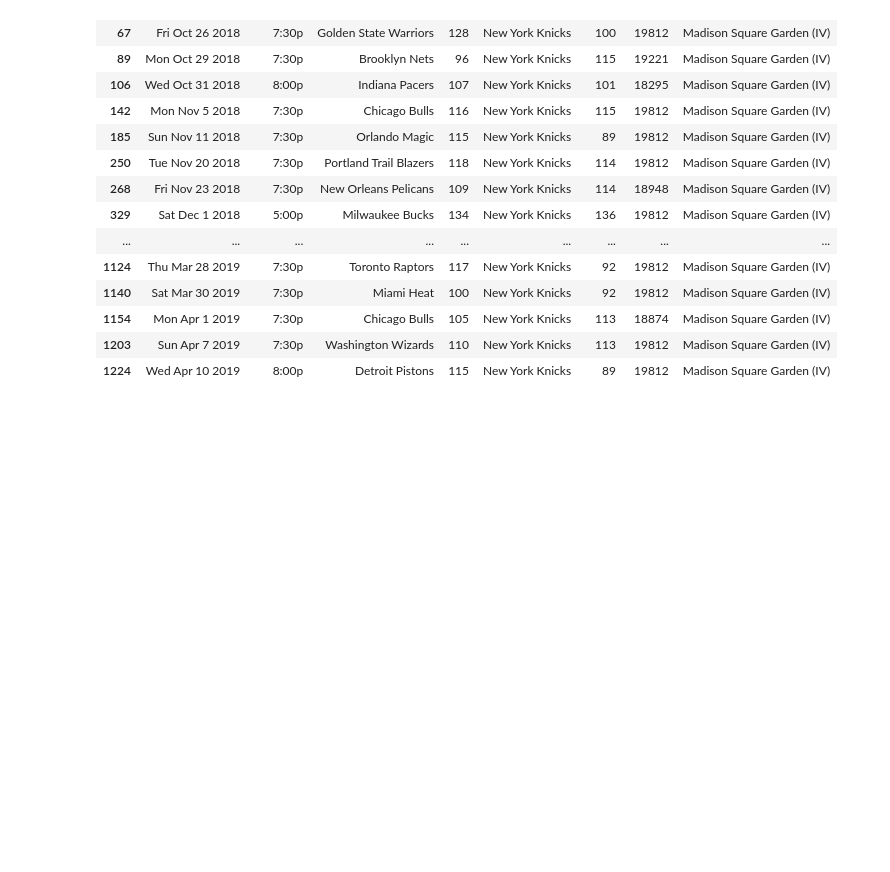
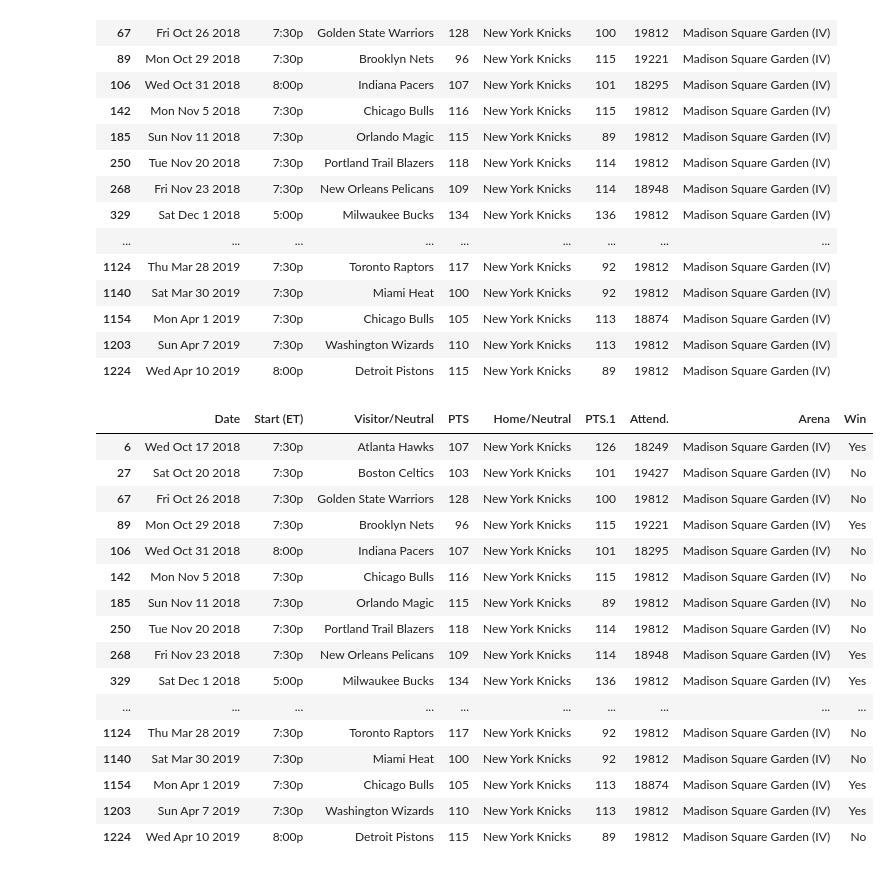
Before and after one commit to MAST30034-Applied-Data-Science/mast30034-project-1-dustintano10, a Jupyter notebook: notebooks/Preprocessing.ipynb, the cells around one changed output. Cells and saved outputs as stored; diff of their text form; code cells hidden in the pictures; blank space fills up the shorter version.

Commit message:
Added a new feature called win to see if the knicks won or not

```diff
--- a/notebooks/Preprocessing.ipynb
+++ b/notebooks/Preprocessing.ipynb
@@ -45,3 +45,24 @@ nba_attendance
 | 1154 | Mon Apr 1 2019 | 7:30p | Chicago Bulls | 105 | New York Knicks | 113 | 18874 | Madison Square Garden (IV) |
 | 1203 | Sun Apr 7 2019 | 7:30p | Washington Wizards | 110 | New York Knicks | 113 | 19812 | Madison Square Garden (IV) |
 | 1224 | Wed Apr 10 2019 | 8:00p | Detroit Pistons | 115 | New York Knicks | 89 | 19812 | Madison Square Garden (IV) |
+# %%
+nba_attendance['Win'] = np.where((nba_attendance['PTS.1'] > nba_attendance['PTS'] ), 'Yes', 'No')
+nba_attendance
+# %% [output]
+|  | Date | Start (ET) | Visitor/Neutral | PTS | Home/Neutral | PTS.1 | Attend. | Arena | Win |
+| 6 | Wed Oct 17 2018 | 7:30p | Atlanta Hawks | 107 | New York Knicks | 126 | 18249 | Madison Square Garden (IV) | Yes |
+| 27 | Sat Oct 20 2018 | 7:30p | Boston Celtics | 103 | New York Knicks | 101 | 19427 | Madison Square Garden (IV) | No |
+| 67 | Fri Oct 26 2018 | 7:30p | Golden State Warriors | 128 | New York Knicks | 100 | 19812 | Madison Square Garden (IV) | No |
+| 89 | Mon Oct 29 2018 | 7:30p | Brooklyn Nets | 96 | New York Knicks | 115 | 19221 | Madison Square Garden (IV) | Yes |
+| 106 | Wed Oct 31 2018 | 8:00p | Indiana Pacers | 107 | New York Knicks | 101 | 18295 | Madison Square Garden (IV) | No |
+| 142 | Mon Nov 5 2018 | 7:30p | Chicago Bulls | 116 | New York Knicks | 115 | 19812 | Madison Square Garden (IV) | No |
+| 185 | Sun Nov 11 2018 | 7:30p | Orlando Magic | 115 | New York Knicks | 89 | 19812 | Madison Square Garden (IV) | No |
+| 250 | Tue Nov 20 2018 | 7:30p | Portland Trail Blazers | 118 | New York Knicks | 114 | 19812 | Madison Square Garden (IV) | No |
+| 268 | Fri Nov 23 2018 | 7:30p | New Orleans Pelicans | 109 | New York Knicks | 114 | 18948 | Madison Square Garden (IV) | Yes |
+| 329 | Sat Dec 1 2018 | 5:00p | Milwaukee Bucks | 134 | New York Knicks | 136 | 19812 | Madison Square Garden (IV) | Yes |
+| ... | ... | ... | ... | ... | ... | ... | ... | ... | ... |
+| 1124 | Thu Mar 28 2019 | 7:30p | Toronto Raptors | 117 | New York Knicks | 92 | 19812 | Madison Square Garden (IV) | No |
+| 1140 | Sat Mar 30 2019 | 7:30p | Miami Heat | 100 | New York Knicks | 92 | 19812 | Madison Square Garden (IV) | No |
+| 1154 | Mon Apr 1 2019 | 7:30p | Chicago Bulls | 105 | New York Knicks | 113 | 18874 | Madison Square Garden (IV) | Yes |
+| 1203 | Sun Apr 7 2019 | 7:30p | Washington Wizards | 110 | New York Knicks | 113 | 19812 | Madison Square Garden (IV) | Yes |
+| 1224 | Wed Apr 10 2019 | 8:00p | Detroit Pistons | 115 | New York Knicks | 89 | 19812 | Madison Square Garden (IV) | No |
```
Also changed, not shown: parts of 3 cells of this notebook.
